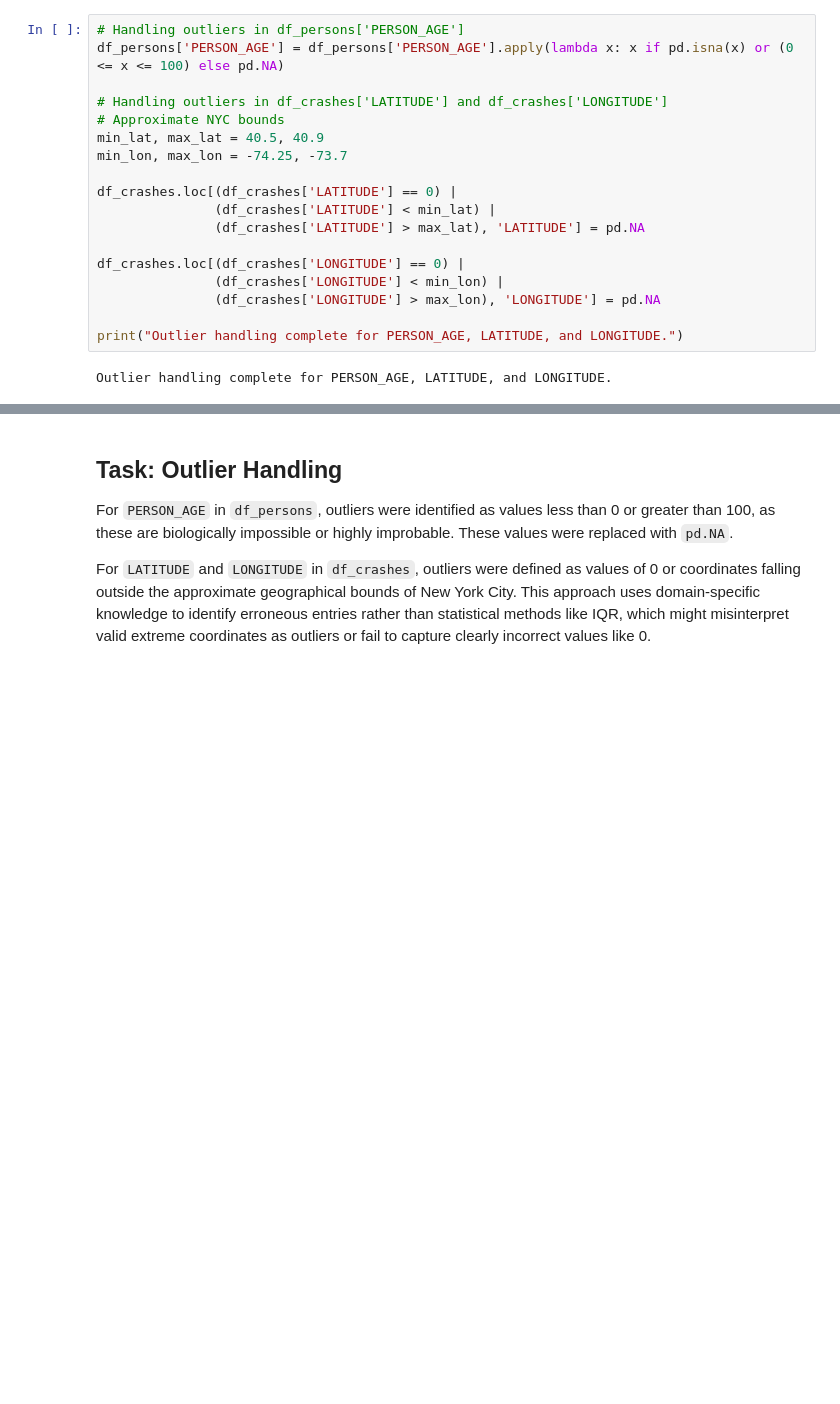
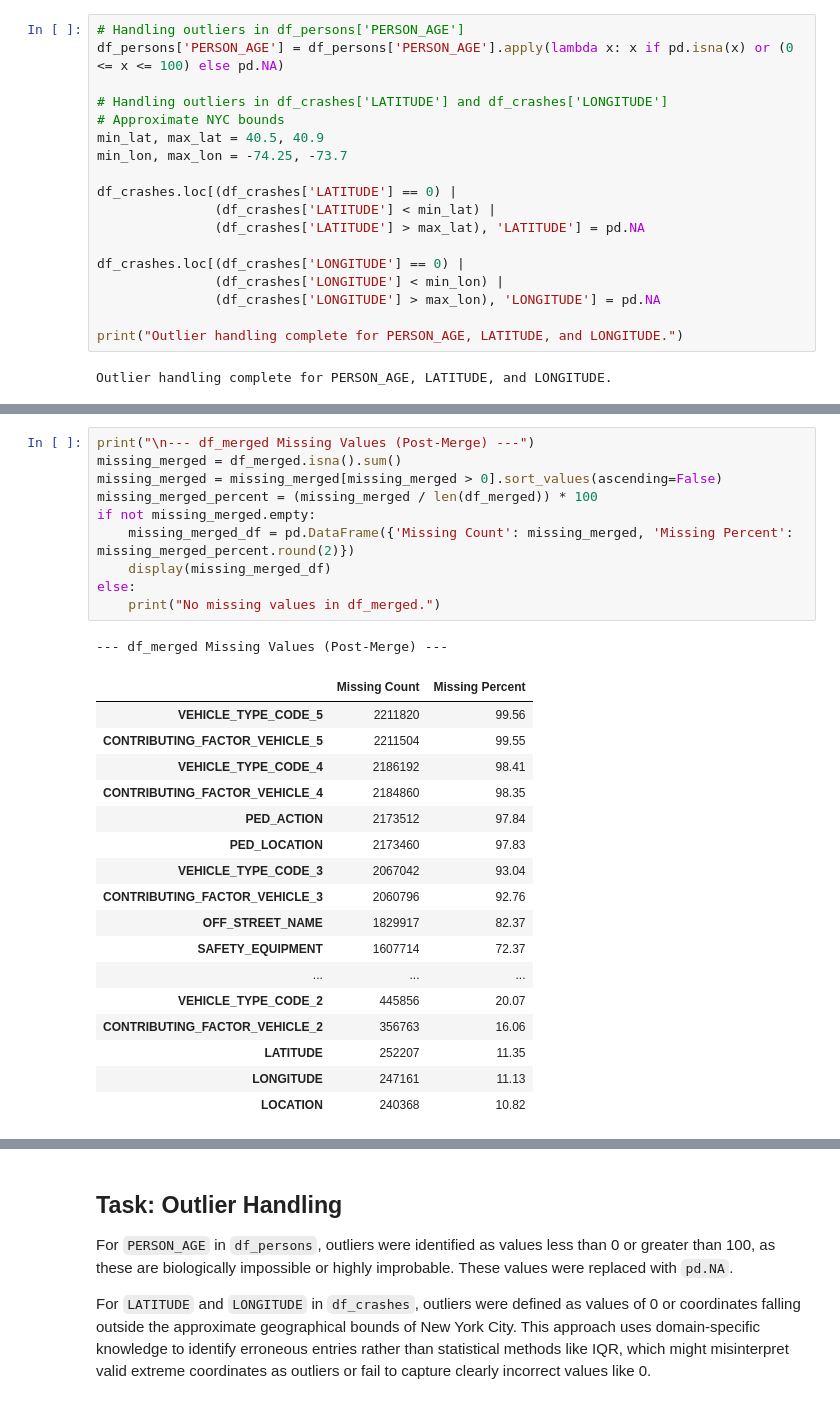
Before and after one commit to User-2rxeg/NYC-CrashLens, a Jupyter notebook: V1.ipynb, the cells around one changed output, grey strips where cells are left out. Saved outputs shown, nothing was run; the diff lists cells and outputs as text; blank space fills up the shorter version.

Commit message:
Integration, post integration cleaning and downloaded integrated, cleaned csv file version of the dataset

```diff
--- a/V1.ipynb
+++ b/V1.ipynb
@@ -352,0 +561,29 @@ else:
+# %%
+print("\n--- df_merged Missing Values (Post-Merge) ---")
+missing_merged = df_merged.isna().sum()
+missing_merged = missing_merged[missing_merged > 0].sort_values(ascending=False)
+missing_merged_percent = (missing_merged / len(df_merged)) * 100
+if not missing_merged.empty:
+    missing_merged_df = pd.DataFrame({'Missing Count': missing_merged, 'Missing Percent': missing_merged_percent.round(2)})
+    display(missing_merged_df)
+else:
+    print("No missing values in df_merged.")
+# %% [output]
+--- df_merged Missing Values (Post-Merge) ---
+|  | Missing Count | Missing Percent |
+| VEHICLE_TYPE_CODE_5 | 2211820 | 99.56 |
+| CONTRIBUTING_FACTOR_VEHICLE_5 | 2211504 | 99.55 |
+| VEHICLE_TYPE_CODE_4 | 2186192 | 98.41 |
+| CONTRIBUTING_FACTOR_VEHICLE_4 | 2184860 | 98.35 |
+| PED_ACTION | 2173512 | 97.84 |
+| PED_LOCATION | 2173460 | 97.83 |
+| VEHICLE_TYPE_CODE_3 | 2067042 | 93.04 |
+| CONTRIBUTING_FACTOR_VEHICLE_3 | 2060796 | 92.76 |
+| OFF_STREET_NAME | 1829917 | 82.37 |
+| SAFETY_EQUIPMENT | 1607714 | 72.37 |
+| ... | ... | ... |
+| VEHICLE_TYPE_CODE_2 | 445856 | 20.07 |
+| CONTRIBUTING_FACTOR_VEHICLE_2 | 356763 | 16.06 |
+| LATITUDE | 252207 | 11.35 |
+| LONGITUDE | 247161 | 11.13 |
+| LOCATION | 240368 | 10.82 |
```
Also changed, not shown: parts of 24 cells of this notebook.
